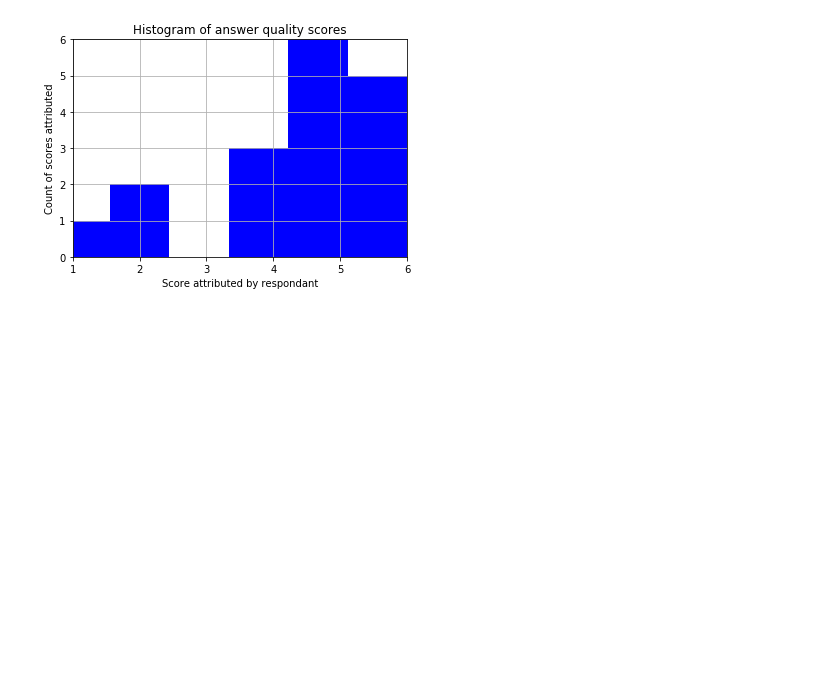
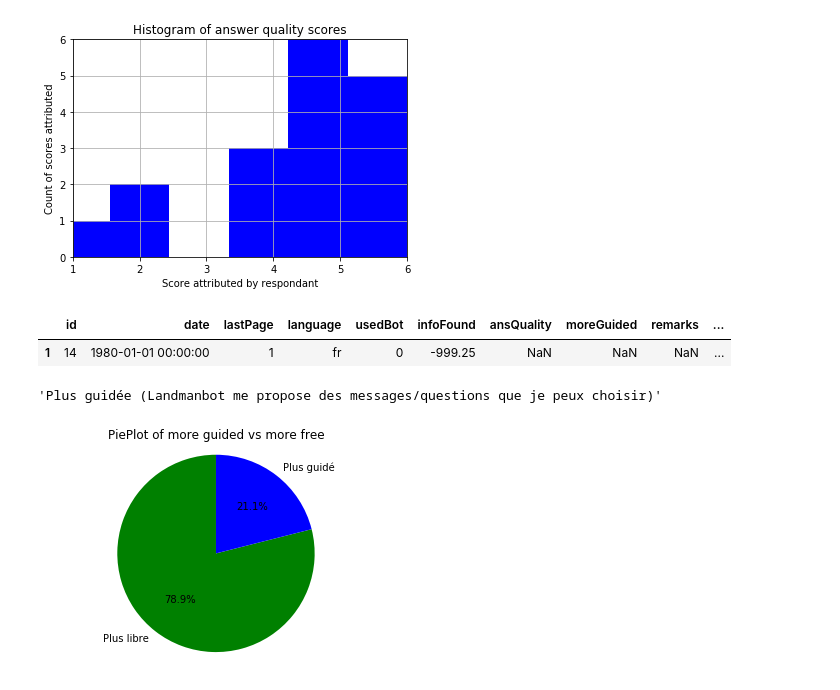
Before and after one commit to Zabamund/chatbotGE, a Jupyter notebook: pythonNotebooks/surveyResults.ipynb, the cells around one changed output. Saved outputs shown, nothing was run; the diff lists cells and outputs as text; code cells hidden in the pictures; blank space fills up the shorter version.

```diff
--- a/pythonNotebooks/surveyResults.ipynb
+++ b/pythonNotebooks/surveyResults.ipynb
@@ -186,3 +186,34 @@ plt.grid(True)
 plt.show()
 # %% [output]
 [figure]
+# %%
+df_edt.iloc[1:2]
+# %% [output]
+|  | id | date | lastPage | language | usedBot | infoFound | ansQuality | moreGuided | remarks | ... |
+| 1 | 14 | 1980-01-01 00:00:00 | 1 | fr | 0 | -999.25 | NaN | NaN | NaN | ... |
+# %%
+df_edt['moreGuided'][9]
+# %% [output]
+'Plus guidée (Landmanbot me propose des messages/questions que je peux choisir)'
+# %%
+plusGuide = len(df_edt[(df_edt['moreGuided'] == 'Plus guidée (Landmanbot me propose des messages/questions que je peux choisir)')])
+plusLibre = len(df_edt[(df_edt['moreGuided'] == 'Plus libre (je peux parler à Landmanbot presque comme à un humain)')])
+# %%
+# more guided vs more free
+# pieplot of moreGuided
+# Data to plot
+labels = 'Plus libre','Plus guidé'
+sizes = [plusLibre,plusGuide]
+
+colors = ['g', 'b']
+explode = (0, 0)
+
+# Plot
+plt.pie(sizes, explode=explode, labels=labels, colors=colors,
+        autopct='%1.1f%%', startangle=90)
+
+plt.title('PiePlot of more guided vs more free')
+plt.axis('equal')
+plt.show()
+# %% [output]
+[figure, added]
```
